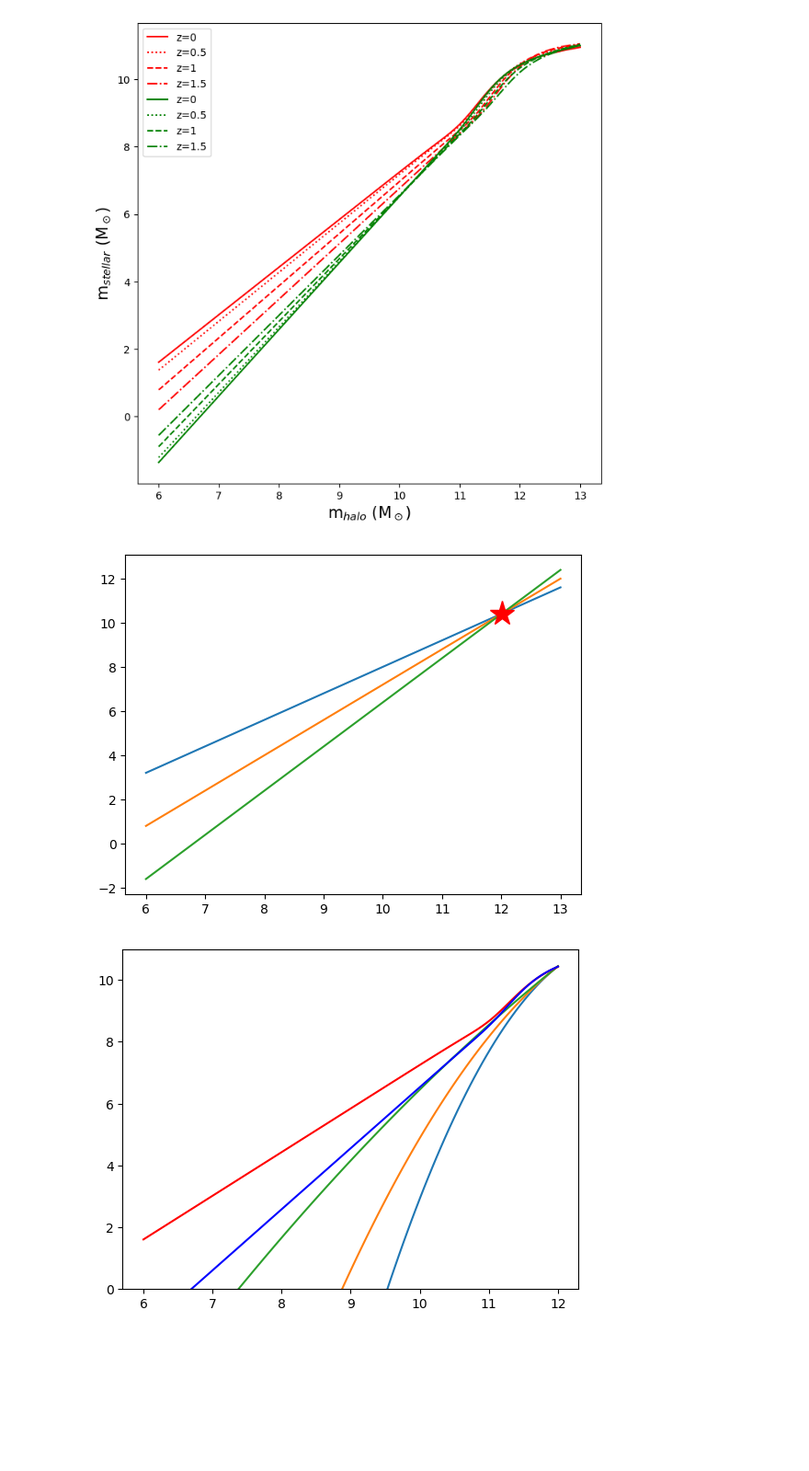
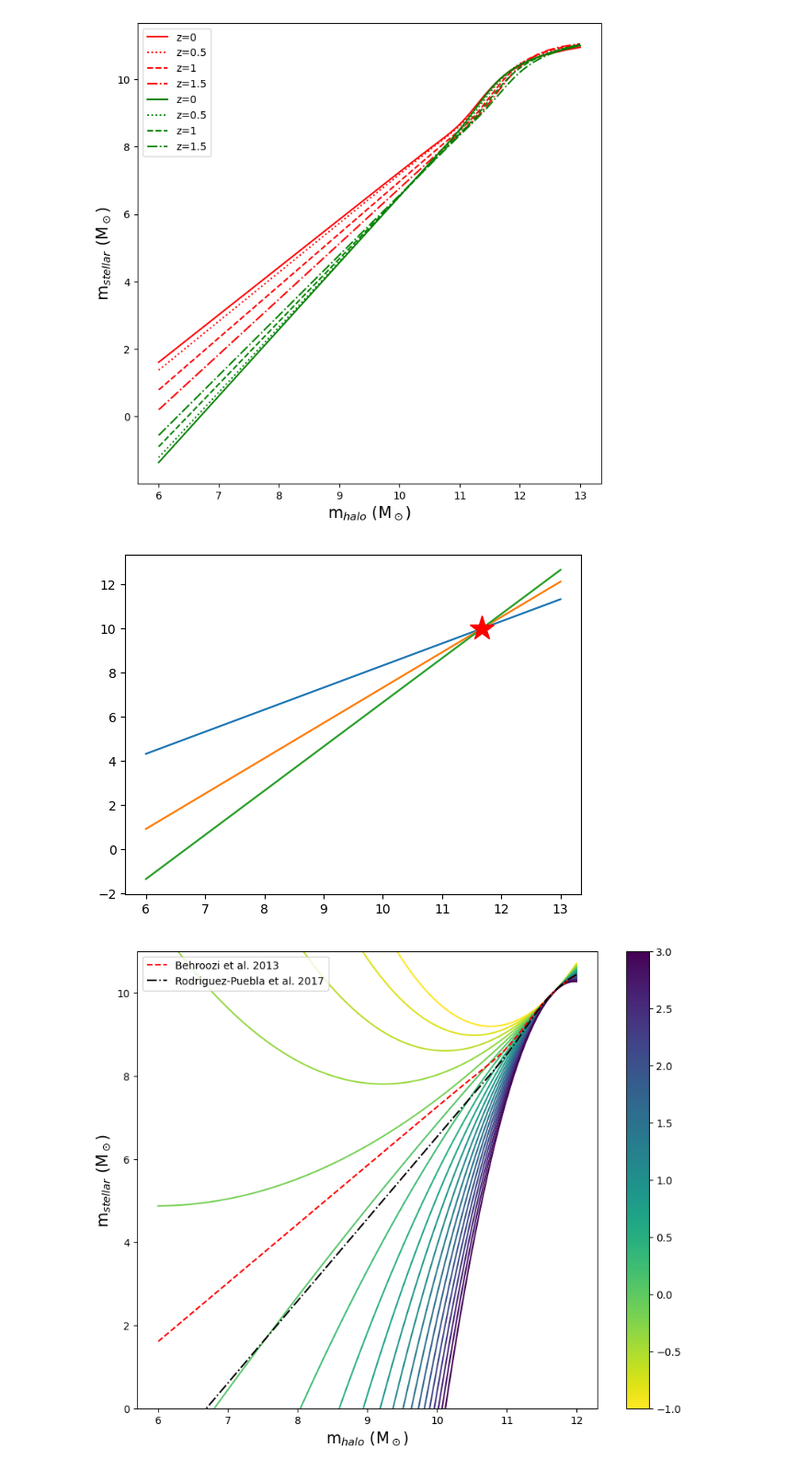
Before and after one commit to jsmonzon/SatGen, a Jupyter notebook: notebooks/SHMR.ipynb, the cells around one changed output. Shown at 92% size. Cells and saved outputs as stored; diff of their text form; code cells hidden in the pictures; blank space fills up the shorter version.

```diff
--- a/notebooks/SHMR.ipynb
+++ b/notebooks/SHMR.ipynb
@@ -174,14 +183,14 @@ def new_relation(lgMv, alpha, anchor_point):
 
     # return np.log10(powerlaw+quadratic)
 # %%
-plt.plot(halo_masses, new_relation(halo_masses, 1.2, anchor_point))
+plt.plot(halo_masses, new_relation(halo_masses, 1, anchor_point))
 plt.plot(halo_masses, new_relation(halo_masses, 1.6, anchor_point))
 plt.plot(halo_masses, new_relation(halo_masses, 2, anchor_point))
 
 plt.plot(anchor_point[0], anchor_point[1], marker="*", color="red", markersize=20)
 plt.show()
 # %% [output]
-[figure, old version]
+[figure, new version]
 # %%
 # from matplotlib.widgets import Slider, Button
 # %matplotlib widget
@@ -258,8 +269,15 @@ plt.show()
+# %%
+d_space = np.linspace(-1,3,20)
+# %%
+norm = mpl.colors.Normalize(vmin=d_space.min(), vmax=d_space.max())
+cmap = mpl.cm.ScalarMappable(norm=norm, cmap=mpl.cm.viridis_r)
+
+colors = mpl.cm.viridis_r(np.linspace(0, 1, d_space.shape[0]))
 # %%
 def new_param(lgMh, a, d):
 
-    M_star_a = 10.41
-    M_halo_a = 11.98
+    M_star_a = 10
+    M_halo_a = 11.67
 
     return a*(lgMh-M_halo_a)  - d*(lgMh-M_halo_a)**2 + M_star_a
 # %%
@@ -269,12 +287,17 @@ stelar_masses = new_param(halo_masses, 1.8, 1)
 # %%
 test = galhalo.lgMs_D22_det(halo_masses)
 # %%
-plt.plot(halo_masses, new_param(halo_masses, 1.8, 1), color="red")
-plt.plot(halo_masses, new_param(halo_masses, 1.8, 0.5), color)
-plt.plot(halo_masses, new_param(halo_masses, 1.8, 0.1))
-plt.plot(halo_masses, galhalo.lgMs_B13(halo_masses), color="grey", label="Behroozi et al. 2013")
-plt.plot(halo_masses, galhalo.lgMs_RP17(halo_masses), color="grey", label="Rodriguez-Puebla et al. 2017")
+plt.figure(figsize=(10, 8))
+
+for i in range(d_space.shape[0]):
+    plt.plot(halo_masses, new_param(halo_masses, a=1.8, d=d_space[i]), color=colors[i])
+plt.plot(halo_masses, galhalo.lgMs_B13(halo_masses), color="red", label="Behroozi et al. 2013", ls="--")
+plt.plot(halo_masses, galhalo.lgMs_RP17(halo_masses), color="black", label="Rodriguez-Puebla et al. 2017", ls="-.")
+plt.ylabel("m$_{stellar}$ (M$_\odot$)", fontsize=15)
+plt.xlabel("m$_{halo}$ (M$_\odot$)", fontsize=15)
+plt.legend()
 plt.ylim(0,11)
+plt.colorbar(cmap)
 plt.show()
 # %% [output]
-[figure, old version]
+[figure, new version]
```
Also changed, not shown: parts of 17 cells of this notebook, 25 other files.
